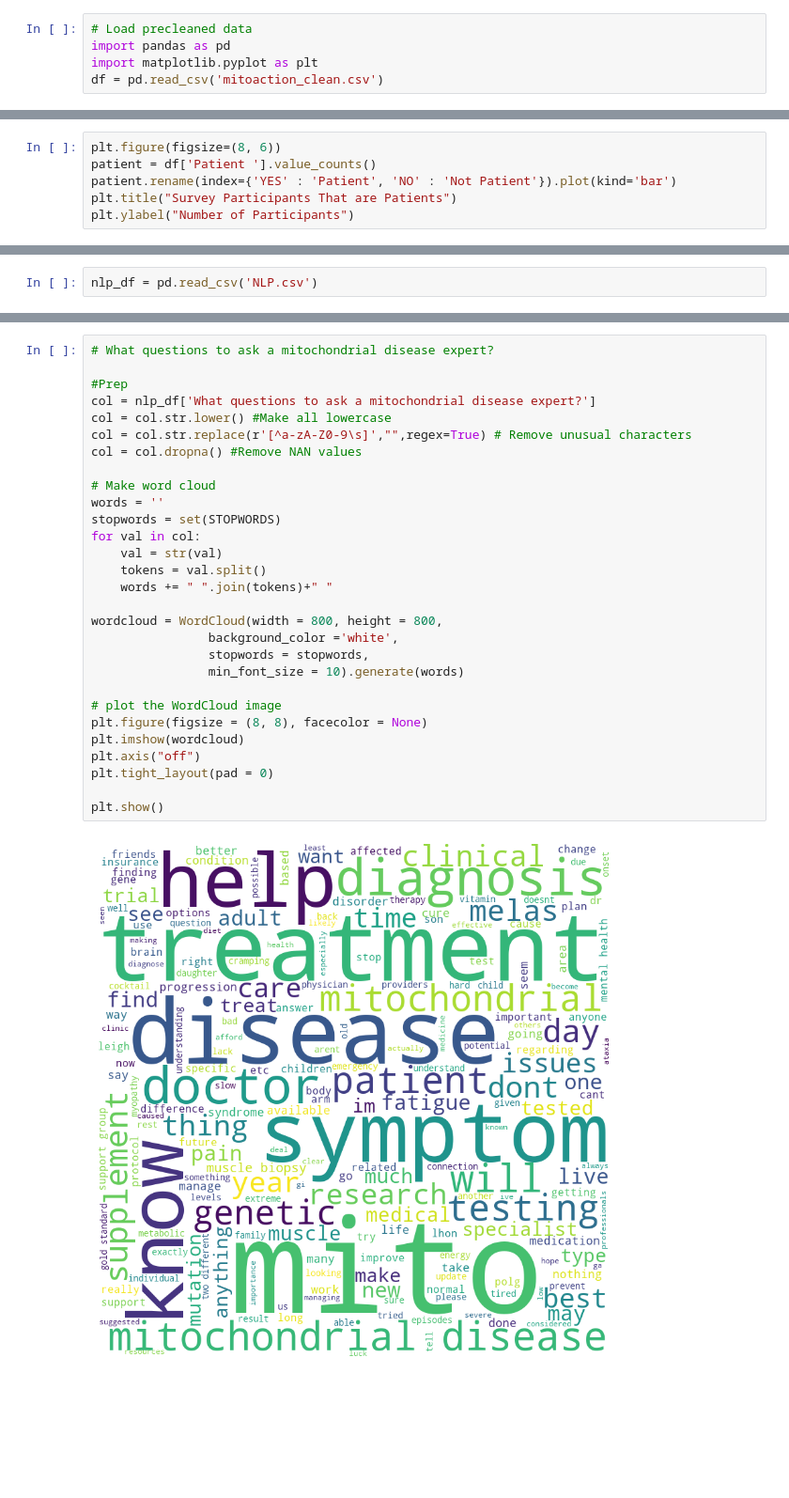
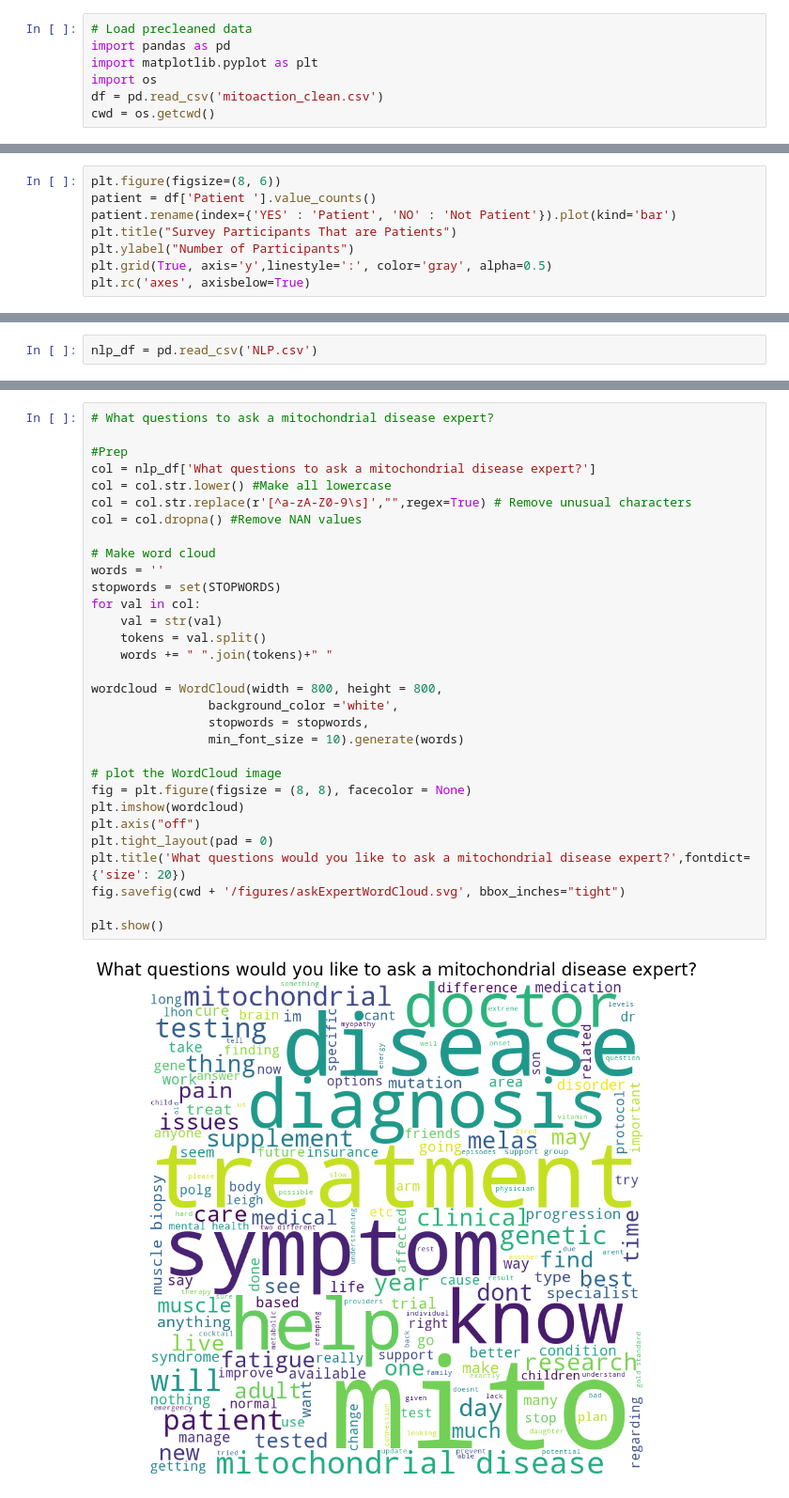
Before and after one commit to abigailajamian/MitoAction-Survey, a Jupyter notebook: mtioaction.ipynb, the cells around one changed output, grey strips where cells are left out. Shown at 94% size. Cells and saved outputs as stored; diff of their text form; blank space fills up the shorter version.

```diff
--- a/mtioaction.ipynb
+++ b/mtioaction.ipynb
@@ -10,7 +10,9 @@
 # Load precleaned data
 import pandas as pd
 import matplotlib.pyplot as plt
+import os
 df = pd.read_csv('mitoaction_clean.csv')
+cwd = os.getcwd()
 # %% [markdown]
 ###  0.1 Survey Demographics
 # %% [markdown]
@@ -41,4 +43,6 @@ patient = df['Patient '].value_counts()
 patient.rename(index={'YES' : 'Patient', 'NO' : 'Not Patient'}).plot(kind='bar')
 plt.title("Survey Participants That are Patients")
 plt.ylabel("Number of Participants")
+plt.grid(True, axis='y',linestyle=':', color='gray', alpha=0.5)
+plt.rc('axes', axisbelow=True)
 # %% [output]
@@ -372,31 +371,33 @@ nlp_df = pd.read_csv('NLP.csv')
 # %%
 # What questions to ask a mitochondrial disease expert?
 
 #Prep
 col = nlp_df['What questions to ask a mitochondrial disease expert?']
 col = col.str.lower() #Make all lowercase
 col = col.str.replace(r'[^a-zA-Z0-9\s]',"",regex=True) # Remove unusual characters
 col = col.dropna() #Remove NAN values
 
 # Make word cloud
 words = ''
 stopwords = set(STOPWORDS)
 for val in col:
     val = str(val)
     tokens = val.split()
     words += " ".join(tokens)+" "
 
 wordcloud = WordCloud(width = 800, height = 800,
                 background_color ='white',
                 stopwords = stopwords,
                 min_font_size = 10).generate(words)
 
 # plot the WordCloud image
-plt.figure(figsize = (8, 8), facecolor = None)
+fig = plt.figure(figsize = (8, 8), facecolor = None)
 plt.imshow(wordcloud)
 plt.axis("off")
 plt.tight_layout(pad = 0)
+plt.title('What questions would you like to ask a mitochondrial disease expert?',fontdict={'size': 20})
+fig.savefig(cwd + '/figures/askExpertWordCloud.svg', bbox_inches="tight")
 
 plt.show()
 # %% [output]
-[figure, old version]
+[figure, new version]
```
Also changed, not shown: parts of 22 cells of this notebook, 11 other files.
